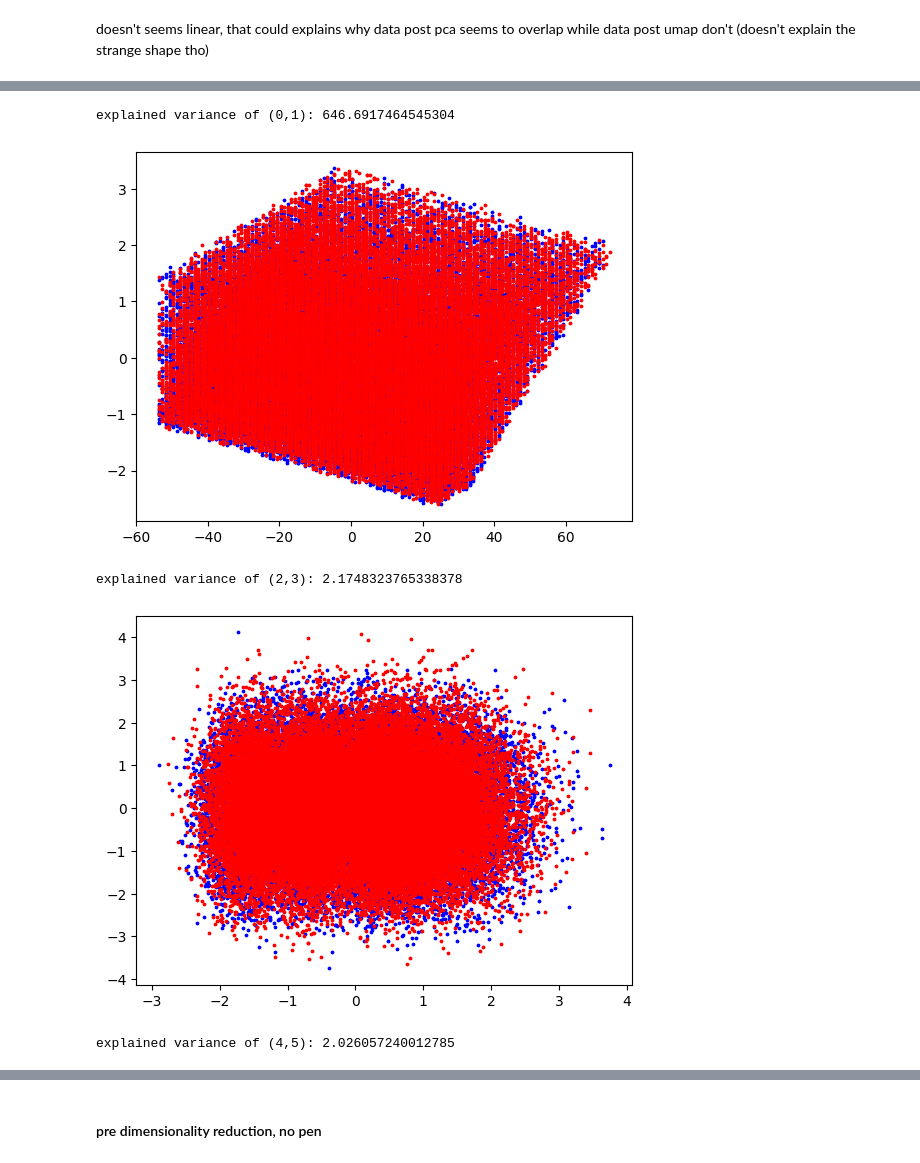
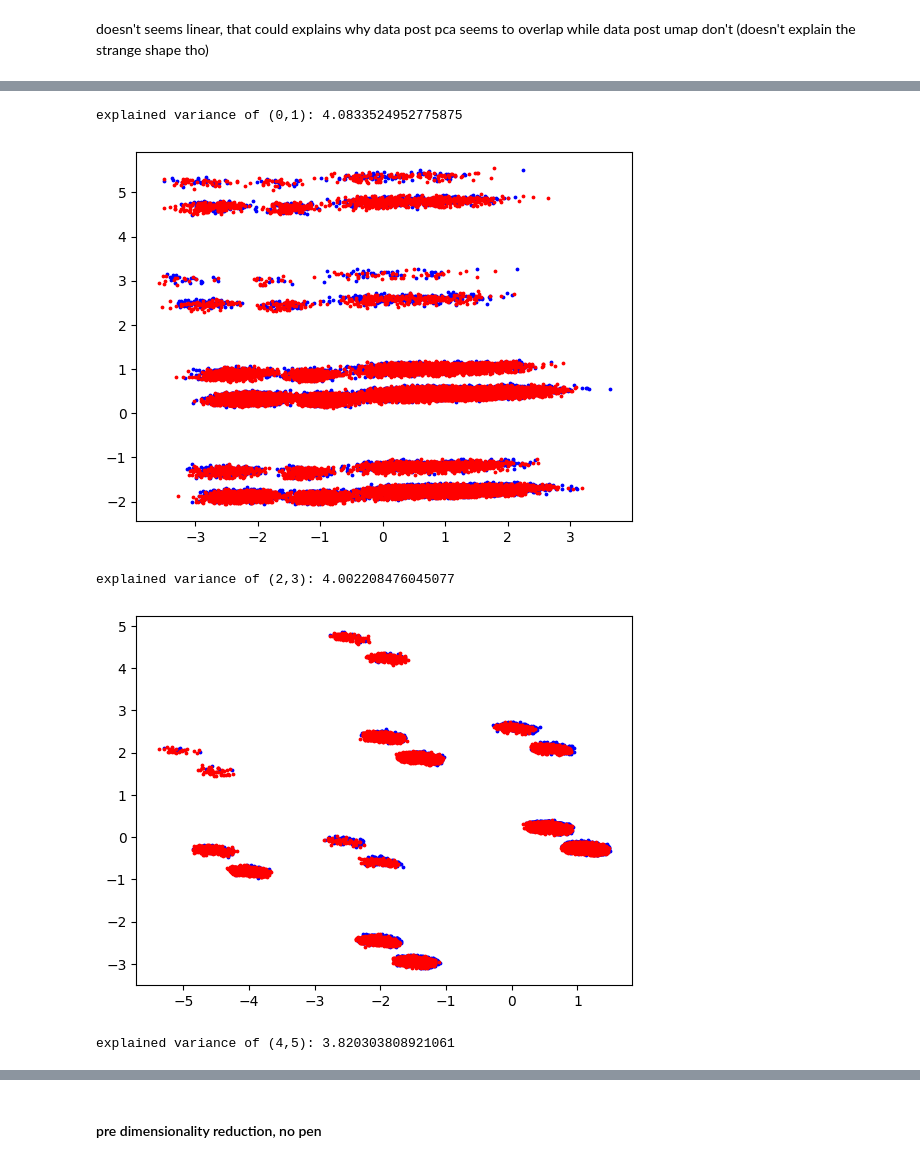
Before and after one commit to duongk67/ML_final_project, a Jupyter notebook: classification.ipynb, the cells around one changed output, grey strips where cells are left out. Drawn from its saved outputs; the diff is of its cells as text; code cells hidden in the pictures.

```diff
--- a/classification.ipynb
+++ b/classification.ipynb
@@ -25,5 +15,5 @@ To enable the following instructions: AVX2 AVX512F AVX512_VNNI FMA, in other ope
 # %%
-data = pd.read_csv('./data/processed.csv')
+data = pd.read_csv('./data/train_processed.csv')
 X = data.drop('Attrition', axis=1)
 y = data['Attrition']
 # %%
@@ -67,14 +57,14 @@ plt.show()
 # %%
 pca = PCA(n_components=6)
-X_t = pca.fit_transform(X)
+X_t = pca.fit_transform(StandardScaler().fit_transform(X))
 for i in range(0, 6, 2):
     plt.scatter(X_t[y==0,i], X_t[y==0,i+1], c='blue', s=3)
     plt.scatter(X_t[y==1,i], X_t[y==1,i+1], c='red', s=3)
     print(f'explained variance of ({i},{i+1}): {pca.explained_variance_[i] + pca.explained_variance_[i+1]}')
     plt.show()
 # %% [output]
-explained variance of (0,1): 646.6917464545304
+explained variance of (0,1): 4.0833524952775875
-[figure, old version]
+[figure, new version]
-explained variance of (2,3): 2.1748323765338378
+explained variance of (2,3): 4.002208476045077
-[figure, old version]
+[figure, new version]
-explained variance of (4,5): 2.026057240012785
+explained variance of (4,5): 3.820303808921061
```
Also changed, not shown: parts of 16 cells of this notebook, 5 other files.
